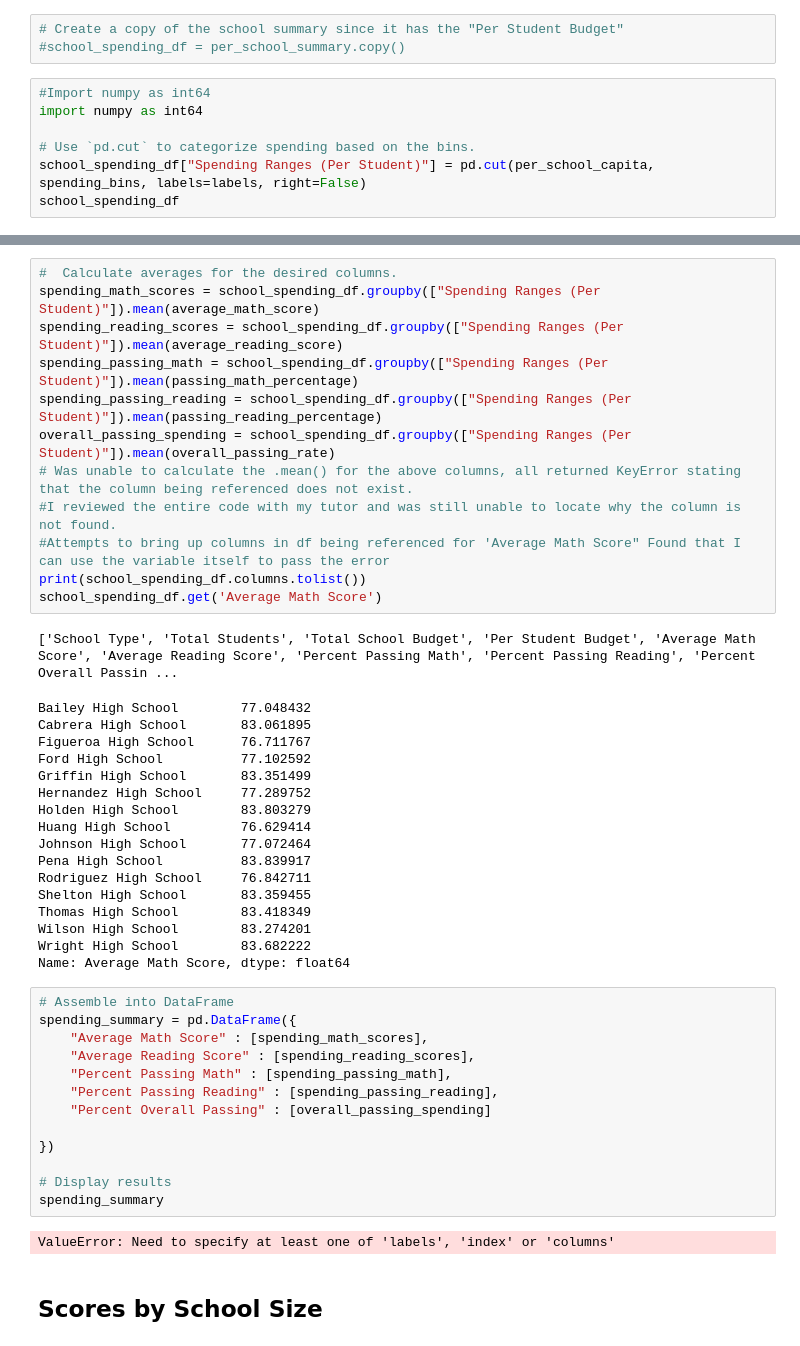
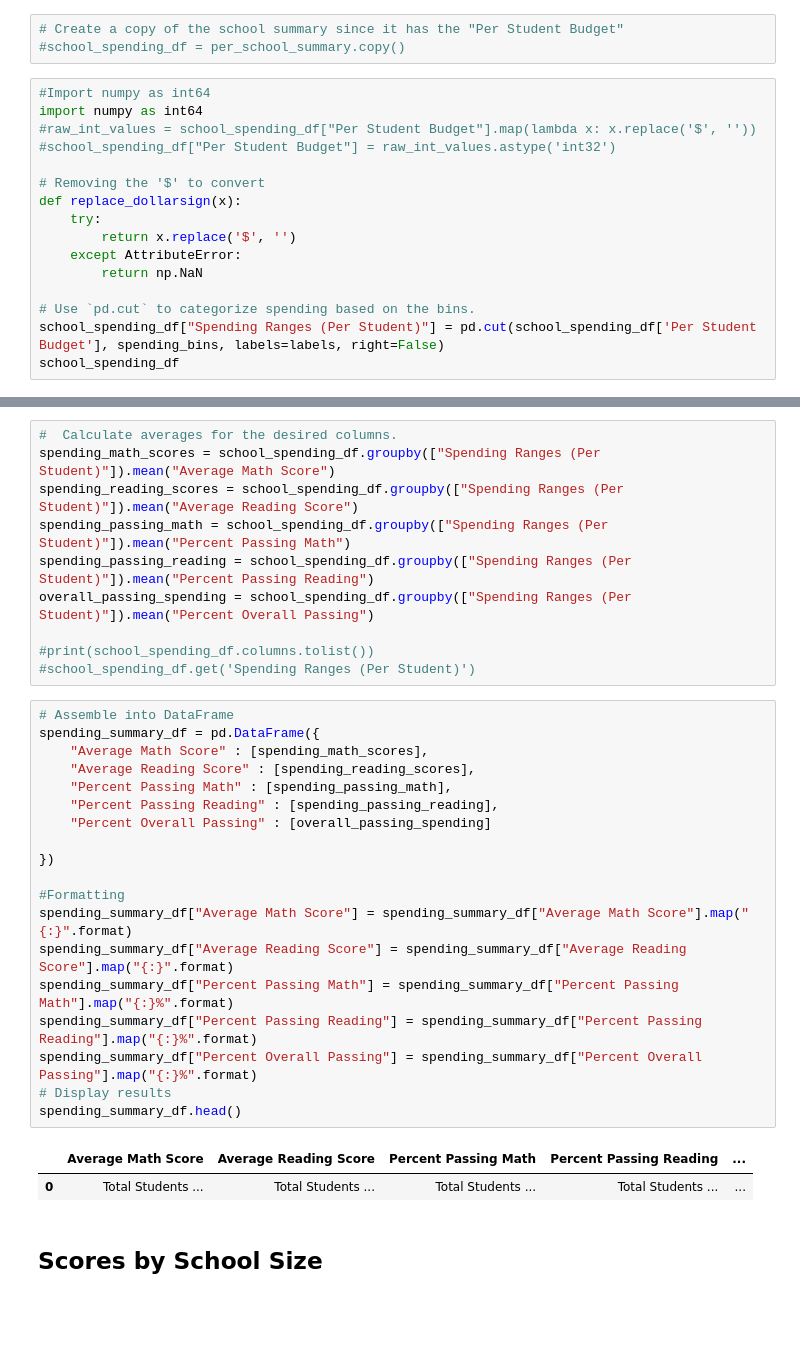
Before and after one commit to AnaGonz2020/PyCitySchools_Analysis, a Jupyter notebook: PyCity_Schools/PyCitySchools_finished.ipynb, the cells around one changed output, grey strips where cells are left out. Drawn from its saved outputs; the diff is of its cells as text; blank space fills up the shorter version.

```diff
--- a/PyCity_Schools/PyCitySchools_2.ipynb
+++ b/PyCity_Schools/PyCitySchools_finished.ipynb
@@ -477,9 +478,18 @@ labels = ["<$585", "$585-630", "$630-645", "$645-680"]
 # %%
 #Import numpy as int64
 import numpy as int64
+#raw_int_values = school_spending_df["Per Student Budget"].map(lambda x: x.replace('$', ''))
+#school_spending_df["Per Student Budget"] = raw_int_values.astype('int32')
+
+# Removing the '$' to convert
+def replace_dollarsign(x):
+    try:
+        return x.replace('$', '')
+    except AttributeError:
+        return np.NaN
 
 # Use `pd.cut` to categorize spending based on the bins.
-school_spending_df["Spending Ranges (Per Student)"] = pd.cut(per_school_capita, spending_bins, labels=labels, right=False)
+school_spending_df["Spending Ranges (Per Student)"] = pd.cut(school_spending_df['Per Student Budget'], spending_bins, labels=labels, right=False)
 school_spending_df
 # %% [output]
 |  | School Type | Total Students | Total School Budget | Per Student Budget | Average Math Score | ... |
@@ -500,49 +510,36 @@ school_spending_df
 | Wright High School | Charter | 1800 | 1049400.0 | 583.0 | 83.682222 | ... |
 # %%
 #  Calculate averages for the desired columns.
-spending_math_scores = school_spending_df.groupby(["Spending Ranges (Per Student)"]).mean(average_math_score)
-spending_reading_scores = school_spending_df.groupby(["Spending Ranges (Per Student)"]).mean(average_reading_score)
-spending_passing_math = school_spending_df.groupby(["Spending Ranges (Per Student)"]).mean(passing_math_percentage)
-spending_passing_reading = school_spending_df.groupby(["Spending Ranges (Per Student)"]).mean(passing_reading_percentage)
-overall_passing_spending = school_spending_df.groupby(["Spending Ranges (Per Student)"]).mean(overall_passing_rate)
-# Was unable to calculate the .mean() for the above columns, all returned KeyError stating that the column being referenced does not exist.
-#I reviewed the entire code with my tutor and was still unable to locate why the column is not found.
-#Attempts to bring up columns in df being referenced for 'Average Math Score" Found that I can use the variable itself to pass the error
-print(school_spending_df.columns.tolist())
-school_spending_df.get('Average Math Score')
+spending_math_scores = school_spending_df.groupby(["Spending Ranges (Per Student)"]).mean("Average Math Score")
+spending_reading_scores = school_spending_df.groupby(["Spending Ranges (Per Student)"]).mean("Average Reading Score")
+spending_passing_math = school_spending_df.groupby(["Spending Ranges (Per Student)"]).mean("Percent Passing Math")
+spending_passing_reading = school_spending_df.groupby(["Spending Ranges (Per Student)"]).mean("Percent Passing Reading")
+overall_passing_spending = school_spending_df.groupby(["Spending Ranges (Per Student)"]).mean("Percent Overall Passing")
+
+#print(school_spending_df.columns.tolist())
+#school_spending_df.get('Spending Ranges (Per Student)')
-# %% [output]
-['School Type', 'Total Students', 'Total School Budget', 'Per Student Budget', 'Average Math Score', 'Average Reading Score', 'Percent Passing Math', 'Percent Passing Reading', 'Percent Overall Passin ...
-Bailey High School        77.048432
-Cabrera High School       83.061895
-Figueroa High School      76.711767
-Ford High School          77.102592
-Griffin High School       83.351499
-Hernandez High School     77.289752
-Holden High School        83.803279
-Huang High School         76.629414
-Johnson High School       77.072464
-Pena High School          83.839917
-Rodriguez High School     76.842711
-Shelton High School       83.359455
-Thomas High School        83.418349
-Wilson High School        83.274201
-Wright High School        83.682222
-Name: Average Math Score, dtype: float64
 # %%
 # Assemble into DataFrame
-spending_summary = pd.DataFrame({
+spending_summary_df = pd.DataFrame({
     "Average Math Score" : [spending_math_scores],
     "Average Reading Score" : [spending_reading_scores],
     "Percent Passing Math" : [spending_passing_math],
     "Percent Passing Reading" : [spending_passing_reading],
     "Percent Overall Passing" : [overall_passing_spending]
 
 })
 
+#Formatting
+spending_summary_df["Average Math Score"] = spending_summary_df["Average Math Score"].map("{:}".format)
+spending_summary_df["Average Reading Score"] = spending_summary_df["Average Reading Score"].map("{:}".format)
+spending_summary_df["Percent Passing Math"] = spending_summary_df["Percent Passing Math"].map("{:}%".format)
+spending_summary_df["Percent Passing Reading"] = spending_summary_df["Percent Passing Reading"].map("{:}%".format)
+spending_summary_df["Percent Overall Passing"] = spending_summary_df["Percent Overall Passing"].map("{:}%".format)
 # Display results
-spending_summary
+spending_summary_df.head()
 # %% [output]
-ValueError: Need to specify at least one of 'labels', 'index' or 'columns'
+|  | Average Math Score | Average Reading Score | Percent Passing Math | Percent Passing Reading | ... |
+| 0 | Total Students ... | Total Students ... | Total Students ... | Total Students ... | ... |
 # %% [markdown]
 ## Scores by School Size
 # %%
```
Also changed, not shown: parts of 5 cells of this notebook, 2 other files.
